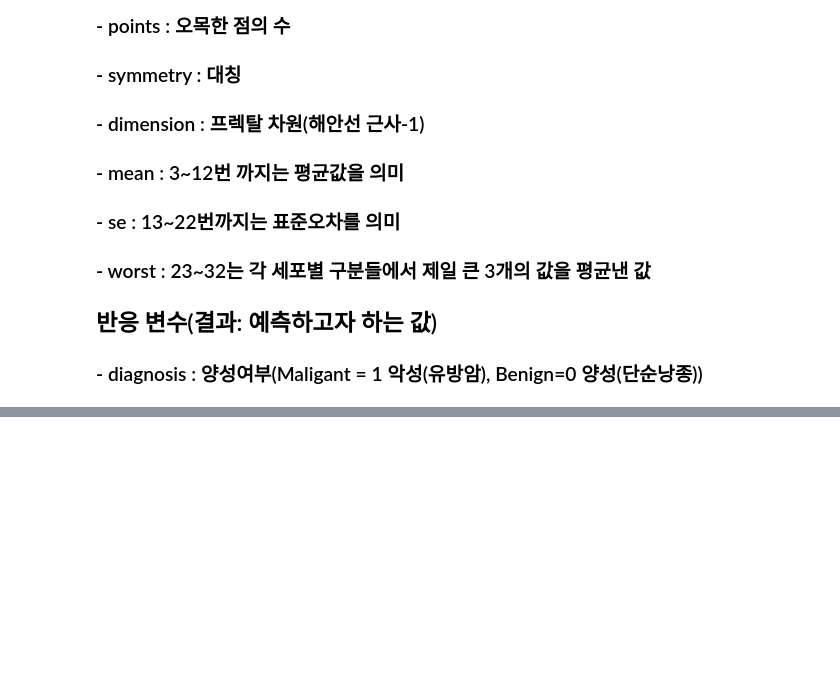
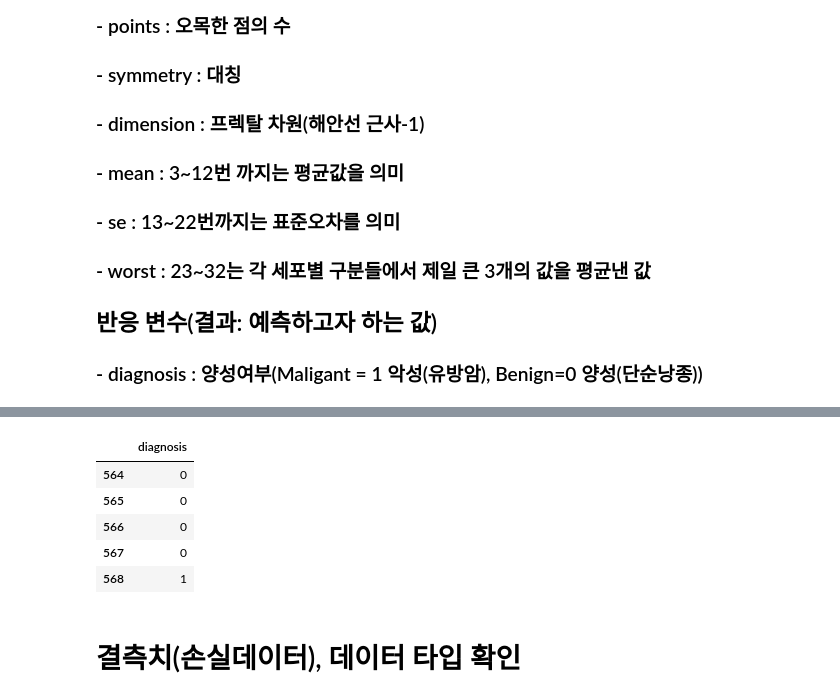
Before and after one commit to 11kwak/Machine_Learning_Model_on_Breast_Cancer_Data, a Jupyter notebook: KNN실습.ipynb, the cells around one changed output, grey strips where cells are left out. Saved outputs shown, nothing was run; the diff lists cells and outputs as text; code cells hidden in the pictures; blank space fills up the shorter version.

```diff
--- a/KNN실습.ipynb
+++ b/KNN실습.ipynb
@@ -97,0 +120,11 @@ Breast cancer wisconsin (diagnostic) dataset
+# %%
+y.tail()
+# %% [output]
+|  | diagnosis |
+| 564 | 0 |
+| 565 | 0 |
+| 566 | 0 |
+| 567 | 0 |
+| 568 | 1 |
+# %% [markdown]
+# 결측치(손실데이터), 데이터 타입 확인
```
Also changed, not shown: parts of 12 cells of this notebook.
